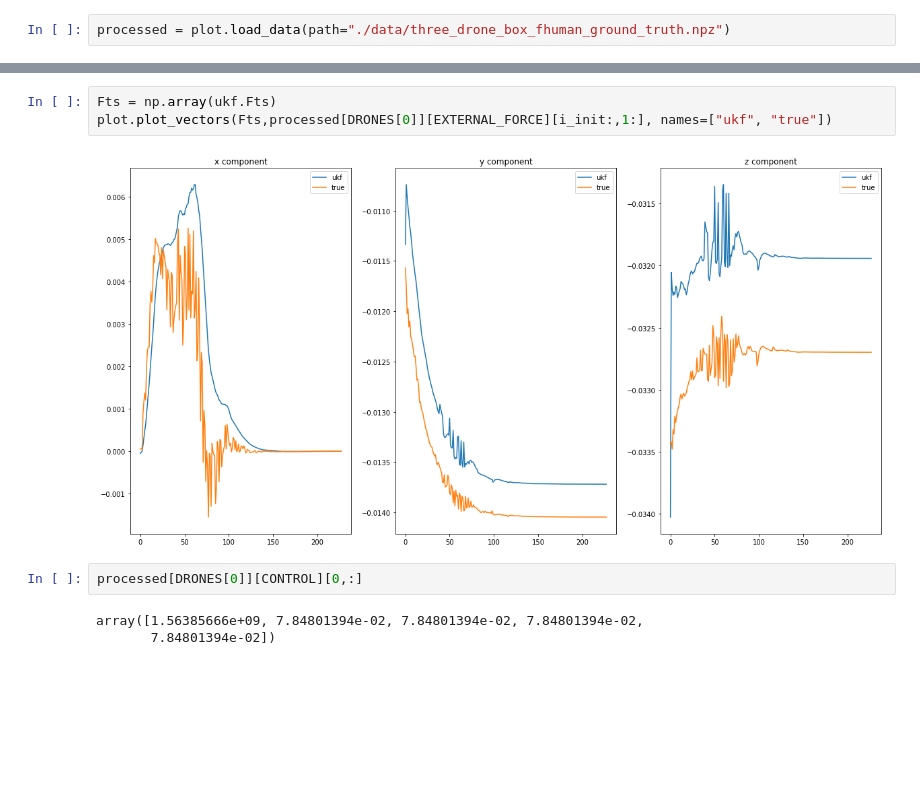
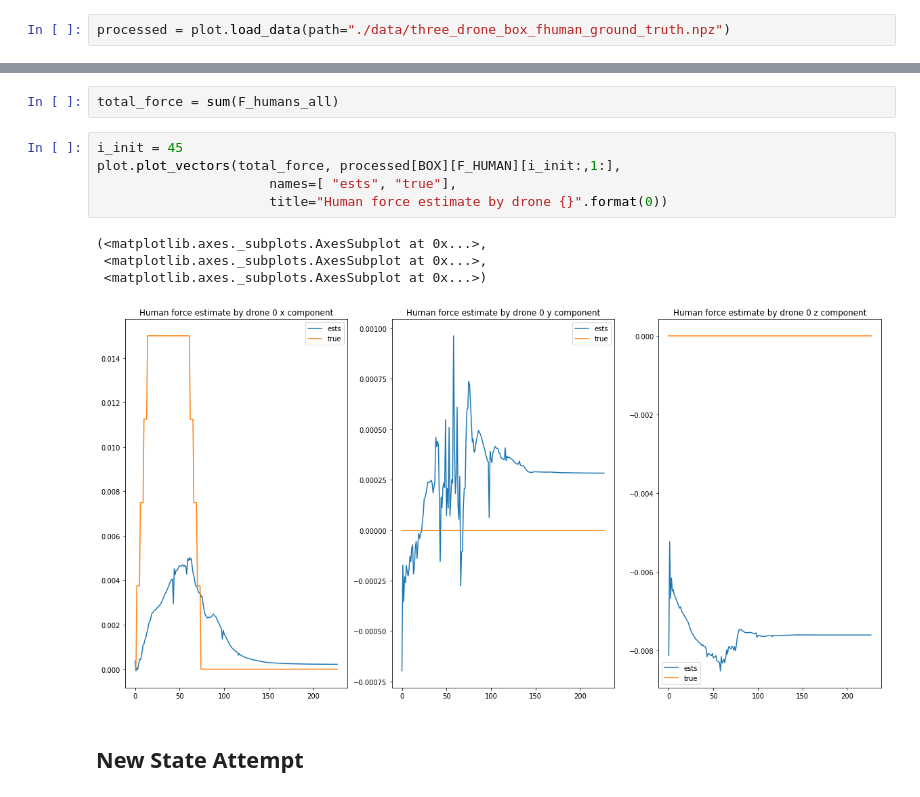
Before and after one commit to partonus/data-analysis, a Jupyter notebook: Three Drone UKF estimator.ipynb, the cells around one changed output, grey strips where cells are left out. Saved outputs shown, nothing was run; the diff lists cells and outputs as text; blank space fills up the shorter version.

```diff
--- a/Three Drone UKF estimator.ipynb
+++ b/Three Drone UKF estimator.ipynb
@@ -323,10 +223,14 @@ plot.plot_vectors(processed[DRONES[0]][EXTERNAL_FORCE][:,1:])
-# %%
-Fts = np.array(ukf.Fts)
-plot.plot_vectors(Fts,processed[DRONES[0]][EXTERNAL_FORCE][i_init:,1:], names=["ukf", "true"])
-# %% [output]
-[figure, removed]
-# %%
-processed[DRONES[0]][CONTROL][0,:]
-# %% [output]
-array([1.56385666e+09, 7.84801394e-02, 7.84801394e-02, 7.84801394e-02,
-       7.84801394e-02])
+# %%
+total_force = sum(F_humans_all)
+# %%
+i_init = 45
+plot.plot_vectors(total_force, processed[BOX][F_HUMAN][i_init:,1:],
+                      names=[ "ests", "true"],
+                      title="Human force estimate by drone {}".format(0))
+# %% [output]
+(<matplotlib.axes._subplots.AxesSubplot at 0x...>,
+ <matplotlib.axes._subplots.AxesSubplot at 0x...>,
+ <matplotlib.axes._subplots.AxesSubplot at 0x...>)
+[figure, added]
+# %% [markdown]
+## New State Attempt
```
Also changed, not shown: parts of 27 cells of this notebook, 2 other files.
